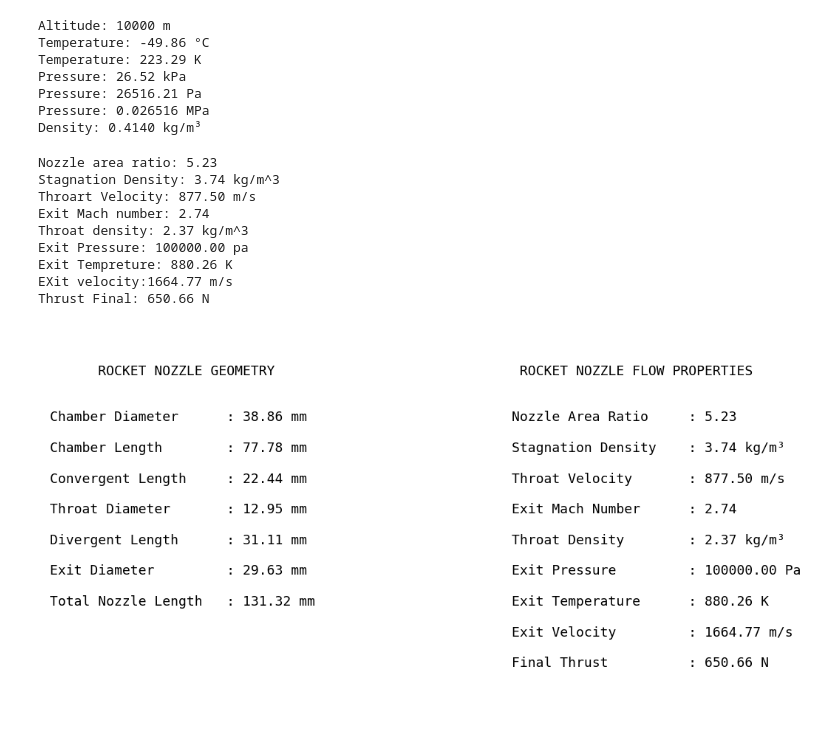
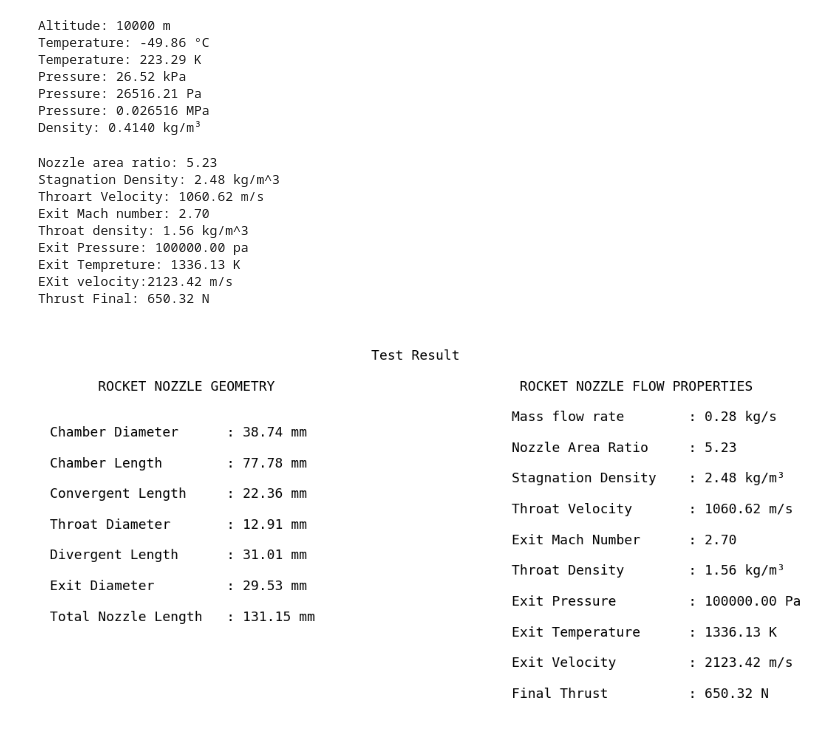
Before and after one commit to saravanan-x/Nozzle_design_calculations, a Jupyter notebook: nozzel.ipynb, the cells around one changed output. Saved outputs shown, nothing was run; the diff lists cells and outputs as text; code cells hidden in the pictures.

Commit message:
test2

```diff
--- a/nozzel.ipynb
+++ b/nozzel.ipynb
@@ -7,12 +7,12 @@ import matplotlib.pyplot as plt
 
 
 # Parameters
-f = 600    # N
-pc = 2.468e6 # mpa - pa (e6)
-pe = 0.1e6 # mpa - pa (e6)
-tc = 2200  # K
-y = 1.4
-r = 300    # J/Kgh
+f = 600   # N
+pc = 2.468e6 # mpa - pa (e6) Chamber pressure
+pe = 0.1e6 # mpa - pa (e6)   exit pressure
+tc = 2800  # K  - Chamber Tempreture
+y = 1.3    # or K Specific heat ratio
+r = 355.4    # J/Kgh   gas constant
 pi = np.pi
 ε = 5.23
 
@@ -218,6 +218,9 @@ p = 24.5
 t = 245
 
 # Calculations
+
+# Mass flow
+ms = m
 
 # Nozzle area ratio
 ar = ae/at
@@ -256,19 +259,20 @@ F = m * ve + (ep - pa) * ae
 print(f"Thrust Final: {F:.2f} N")
 # %% [output]
 Nozzle area ratio: 5.23
-Stagnation Density: 3.74 kg/m^3
-Throart Velocity: 877.50 m/s
-Exit Mach number: 2.74
-Throat density: 2.37 kg/m^3
+Stagnation Density: 2.48 kg/m^3
+Throart Velocity: 1060.62 m/s
+Exit Mach number: 2.70
+Throat density: 1.56 kg/m^3
 Exit Pressure: 100000.00 pa
-Exit Tempreture: 880.26 K
-EXit velocity:1664.77 m/s
-Thrust Final: 650.66 N
+Exit Tempreture: 1336.13 K
+EXit velocity:2123.42 m/s
+Thrust Final: 650.32 N
 # %%
 import matplotlib.pyplot as plt
 
 # Geometry Report
-geometry_report = f"""
+geometry_report = f"""                                        Test Result
+
       ROCKET NOZZLE GEOMETRY
 
 
@@ -289,8 +293,10 @@ Total Nozzle Length   : {total_mm:.2f} mm
 
 # Flow Report
 flow_report = f"""
+
  ROCKET NOZZLE FLOW PROPERTIES
 
+Mass flow rate        : {m:.2f} kg/s
 
 Nozzle Area Ratio     : {ar:.2f}
 
@@ -311,31 +317,31 @@ Exit Velocity         : {v_e:.2f} m/s
 Final Thrust          : {F:.2f} N
 """
 
 fig, ax = plt.subplots(1, 2, figsize=(12,6))
 
 # Left panel
 ax[0].axis("off")
 ax[0].text(
     0.02,0.95,
     geometry_report,
     fontsize=13,
     va="top",
     family="monospace"
 )
 
 # Right panel
 ax[1].axis("off")
 ax[1].text(
     0.02,0.95,
     flow_report,
     fontsize=13,
     va="top",
     family="monospace"
 )
 
 # Reduce gap
 plt.subplots_adjust(wspace=1.05)
 
 plt.show()
 # %% [output]
-[figure, old version]
+[figure, new version]
```
Also changed, not shown: parts of 1 cell of this notebook, 4 other files.
